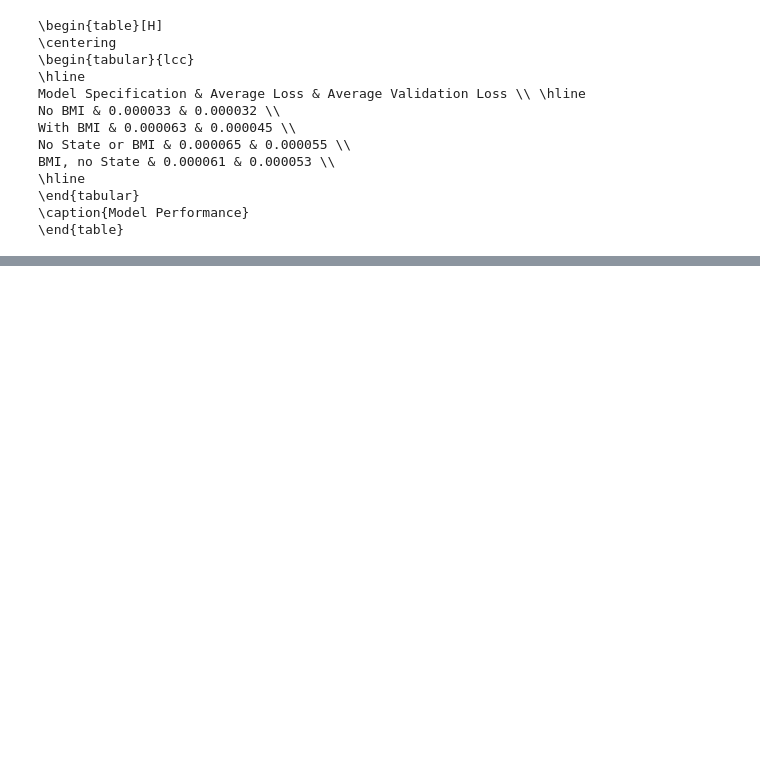
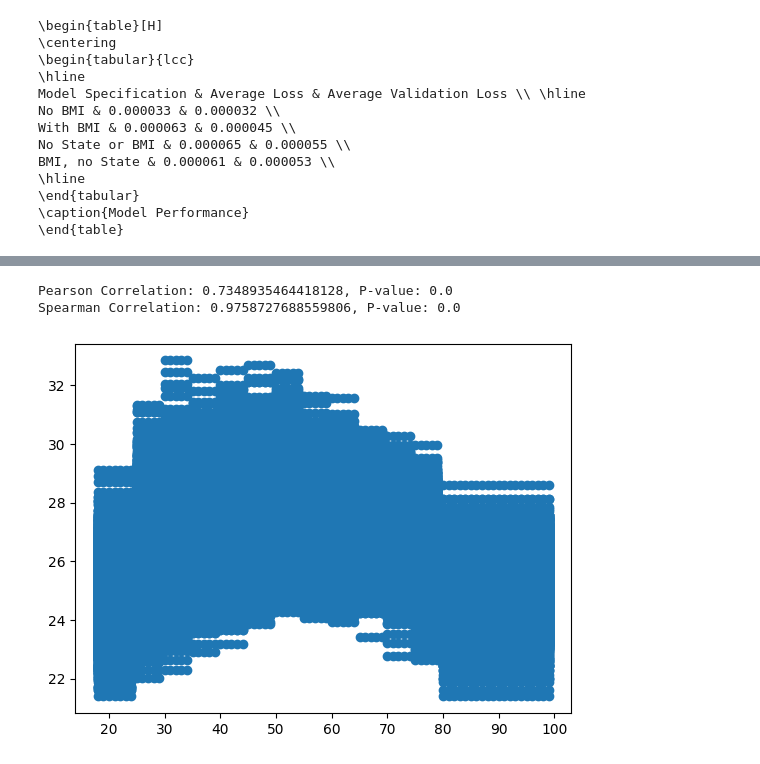
Before and after one commit to paigenpark/deep-mort, a Jupyter notebook: code/us-extension-brfss.ipynb, the cells around one changed output, grey strips where cells are left out. Drawn from its saved outputs; the diff is of its cells as text; code cells hidden in the pictures; blank space fills up the shorter version.

```diff
--- a/code/us-extension-brfss.ipynb
+++ b/code/us-extension-brfss.ipynb
@@ -274,5 +302,11 @@ for row in health_data:
 
 imputed_data = shaped_data.copy()
 matching = np.isnan(shaped_data)
-mean_values = np.repeat(np.nanmean(shaped_data, axis=0)[np.newaxis, :, :, :], 50, 0)
-imputed_data[matching] = mean_values[matching]
+
+# compute mean along state dimension
+mean_values = np.nanmean(shaped_data, axis=0)
+# mean_values = np.repeat(np.nanmean(shaped_data, axis=0)[np.newaxis, :, :, :], 50, 0)
+mean_values_repeated = np.repeat(np.nanmean(shaped_data, axis=0)[np.newaxis, :, :, :, :], 50, axis = 0)
+
+# replace missing values with cooresponding values from mean array
+imputed_data[matching] = mean_values_repeated[matching]
@@ -295,10 +333,15 @@ for i, row in enumerate(data):
 
     year_index = years.index(year)
 
-    bmi = imputed_data[state_index, int(age_index), int(gender), year_index - 5]
+    # creating BMI with 5 year lag - BMI from 5 years prior used to predict mortality
+    bmi = imputed_data[state_index, int(age_index), int(gender), year_index - 5, 0]
 
-    combined_data.append([state, gender, year , age, bmi, rate])
+    # creating smokes with 5 year lag
+    smokes = imputed_data[state_index, int(age_index), int(gender), year_index - 5, 1]
+
+    combined_data.append([state, gender, year, age, bmi, smokes, rate])
 
 combined_data = np.array(combined_data)
 print(combined_data.shape)
+print(combined_data[0,])
 # %% [output]
@@ -306,8 +351,9 @@ print(combined_data.shape)
 # %% [markdown]
 Train Covariate Model
 # %%
-# Normalize the bmi variable
-combined_data[:, 4] = (combined_data[:, 4] - np.min(combined_data[:, 4])) / (np.max(combined_data[:, 4]) - np.min(combined_data[:, 4]))
+# Normalize the bmi and smokes variables
+for i in range(4, 6):
+    combined_data[:, i] = (combined_data[:, i] - np.min(combined_data[:, i])) / (np.max(combined_data[:, i]) - np.min(combined_data[:, i]))
 # %%
 # training and test sets
 training_index = np.logical_and(combined_data[:, 2] >= 1998, combined_data[:, 2] <= 2010)
@@ -530,0 +814,22 @@ State No BMI: loss: 3.5489e-05 - val_loss: 3.0721e-05
+# %%
+# looking at correlation between age and bmi - are they possibly proxies?
+from scipy.stats import pearsonr, spearmanr
+
+x = data[:, 4]
+y = data[:, 3]
+
+# Pearson correlation
+pearson_corr, p_value = pearsonr(x, y)
+print(f"Pearson Correlation: {pearson_corr}, P-value: {p_value}")
+
+# Spearman correlation
+spearman_corr, p_value = spearmanr(x, y)
+print(f"Spearman Correlation: {spearman_corr}, P-value: {p_value}")
+# %% [output]
+Pearson Correlation: 0.7348935464418128, P-value: 0.0
+Spearman Correlation: 0.9758727688559806, P-value: 0.0
+# %%
+plt.scatter(combined_data[:,3], combined_data[:,4])
+plt.show()
+# %% [output]
+[figure, added]
```
Also changed, not shown: parts of 22 cells of this notebook, 43 other files.
